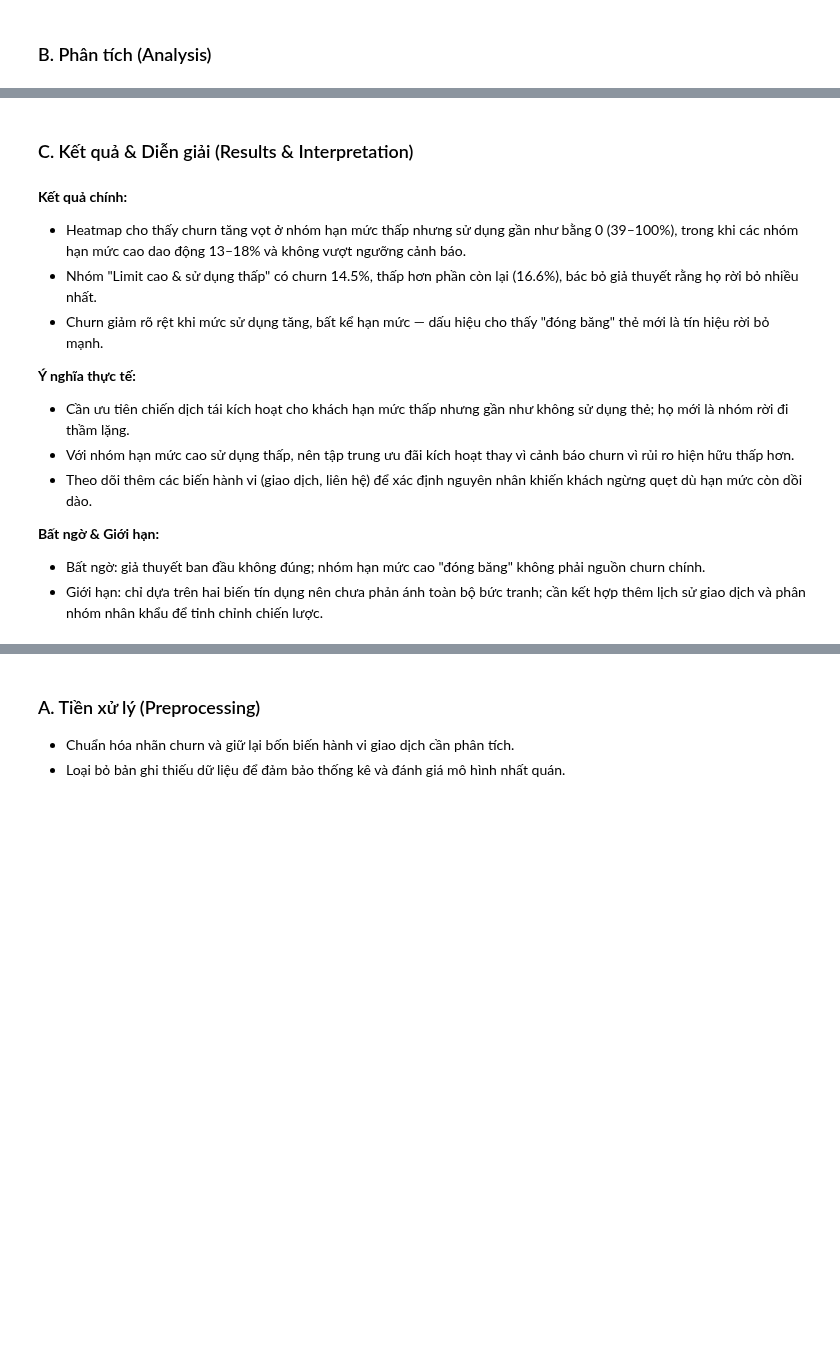
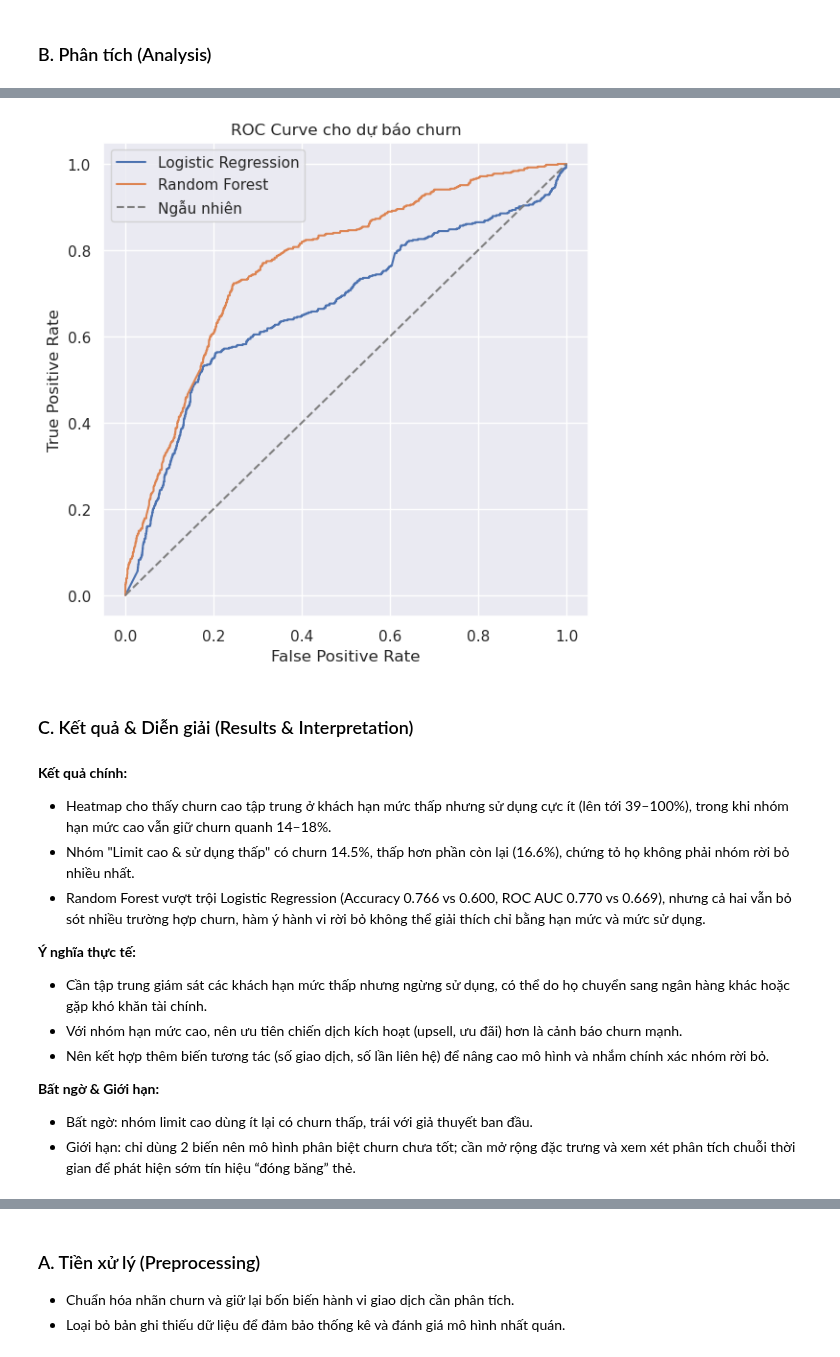
Before and after one commit to Khoa-Neee/P4DS_Final-Project, a Jupyter notebook: main.ipynb, the cells around one changed output, grey strips where cells are left out. Cells and saved outputs as stored; diff of their text form; code cells hidden in the pictures; blank space fills up the shorter version.

```diff
--- a/main.ipynb
+++ b/main.ipynb
@@ -1331,17 +1455,34 @@ hl_stats
+# %%
+# Vẽ đường ROC để so sánh khả năng phân biệt churn
+from sklearn.metrics import roc_curve
+
+fig, ax = plt.subplots(figsize=(6, 6))
+for name, y_score in y_scores.items():
+    fpr, tpr, _ = roc_curve(y_test, y_score)
+    ax.plot(fpr, tpr, label=name)
+ax.plot([0, 1], [0, 1], linestyle='--', color='gray', label='Ngẫu nhiên')
+ax.set_xlabel('False Positive Rate')
+ax.set_ylabel('True Positive Rate')
+ax.set_title('ROC Curve cho dự báo churn')
+ax.legend()
+plt.tight_layout()
+plt.show()
+# %% [output]
+[figure, added]
 # %% [markdown]
 ### C. Kết quả & Diễn giải (Results & Interpretation)
 # %% [markdown]
 **Kết quả chính:**
-- Heatmap cho thấy churn tăng vọt ở nhóm hạn mức thấp nhưng sử dụng gần như bằng 0 (39–100%), trong khi các nhóm hạn mức cao dao động 13–18% và không vượt ngưỡng cảnh báo.
-- Nhóm "Limit cao & sử dụng thấp" có churn 14.5%, thấp hơn phần còn lại (16.6%), bác bỏ giả thuyết rằng họ rời bỏ nhiều nhất.
-- Churn giảm rõ rệt khi mức sử dụng tăng, bất kể hạn mức — dấu hiệu cho thấy "đóng băng" thẻ mới là tín hiệu rời bỏ mạnh.
+- Heatmap cho thấy churn cao tập trung ở khách hạn mức thấp nhưng sử dụng cực ít (lên tới 39–100%), trong khi nhóm hạn mức cao vẫn giữ churn quanh 14–18%.
+- Nhóm "Limit cao & sử dụng thấp" có churn 14.5%, thấp hơn phần còn lại (16.6%), chứng tỏ họ không phải nhóm rời bỏ nhiều nhất.
+- Random Forest vượt trội Logistic Regression (Accuracy 0.766 vs 0.600, ROC AUC 0.770 vs 0.669), nhưng cả hai vẫn bỏ sót nhiều trường hợp churn, hàm ý hành vi rời bỏ không thể giải thích chỉ bằng hạn mức và mức sử dụng.
 
 **Ý nghĩa thực tế:**
-- Cần ưu tiên chiến dịch tái kích hoạt cho khách hạn mức thấp nhưng gần như không sử dụng thẻ; họ mới là nhóm rời đi thầm lặng.
-- Với nhóm hạn mức cao sử dụng thấp, nên tập trung ưu đãi kích hoạt thay vì cảnh báo churn vì rủi ro hiện hữu thấp hơn.
-- Theo dõi thêm các biến hành vi (giao dịch, liên hệ) để xác định nguyên nhân khiến khách ngừng quẹt dù hạn mức còn dồi dào.
+- Cần tập trung giám sát các khách hạn mức thấp nhưng ngừng sử dụng, có thể do họ chuyển sang ngân hàng khác hoặc gặp khó khăn tài chính.
+- Với nhóm hạn mức cao, nên ưu tiên chiến dịch kích hoạt (upsell, ưu đãi) hơn là cảnh báo churn mạnh.
+- Nên kết hợp thêm biến tương tác (số giao dịch, số lần liên hệ) để nâng cao mô hình và nhắm chính xác nhóm rời bỏ.
 
 **Bất ngờ & Giới hạn:**
-- Bất ngờ: giả thuyết ban đầu không đúng; nhóm hạn mức cao "đóng băng" không phải nguồn churn chính.
-- Giới hạn: chỉ dựa trên hai biến tín dụng nên chưa phản ánh toàn bộ bức tranh; cần kết hợp thêm lịch sử giao dịch và phân nhóm nhân khẩu để tinh chỉnh chiến lược.
+- Bất ngờ: nhóm limit cao dùng ít lại có churn thấp, trái với giả thuyết ban đầu.
+- Giới hạn: chỉ dùng 2 biến nên mô hình phân biệt churn chưa tốt; cần mở rộng đặc trưng và xem xét phân tích chuỗi thời gian để phát hiện sớm tín hiệu “đóng băng” thẻ.
 # %% [markdown]
```
Also changed, not shown: parts of 51 cells of this notebook.
